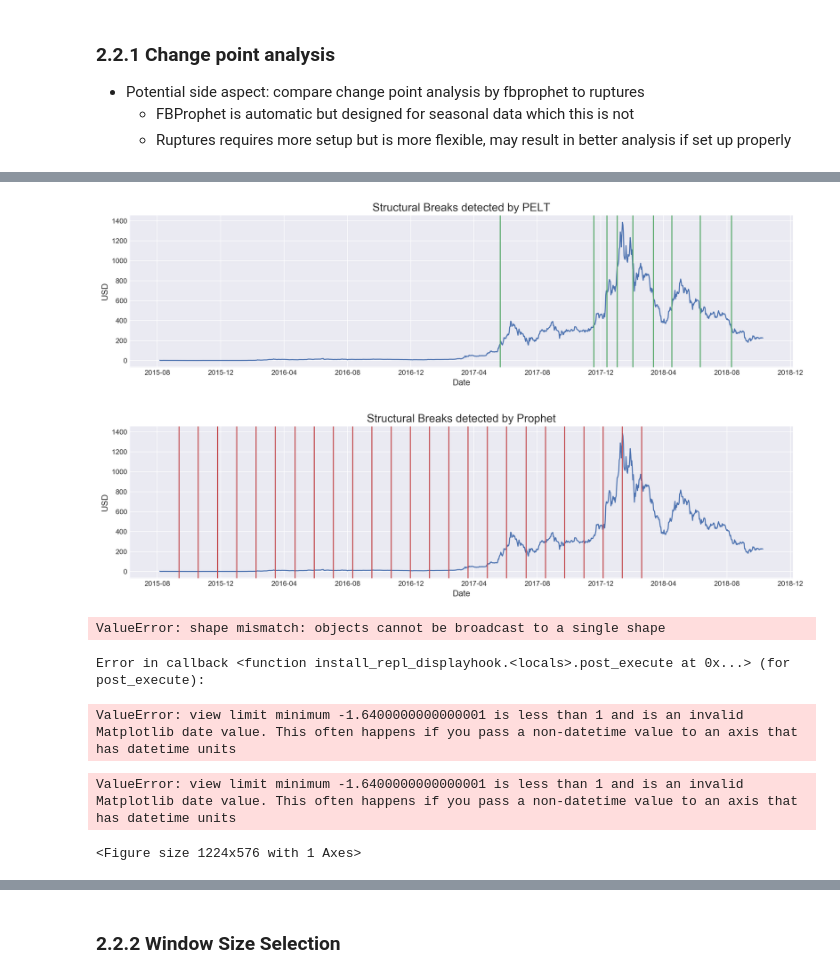
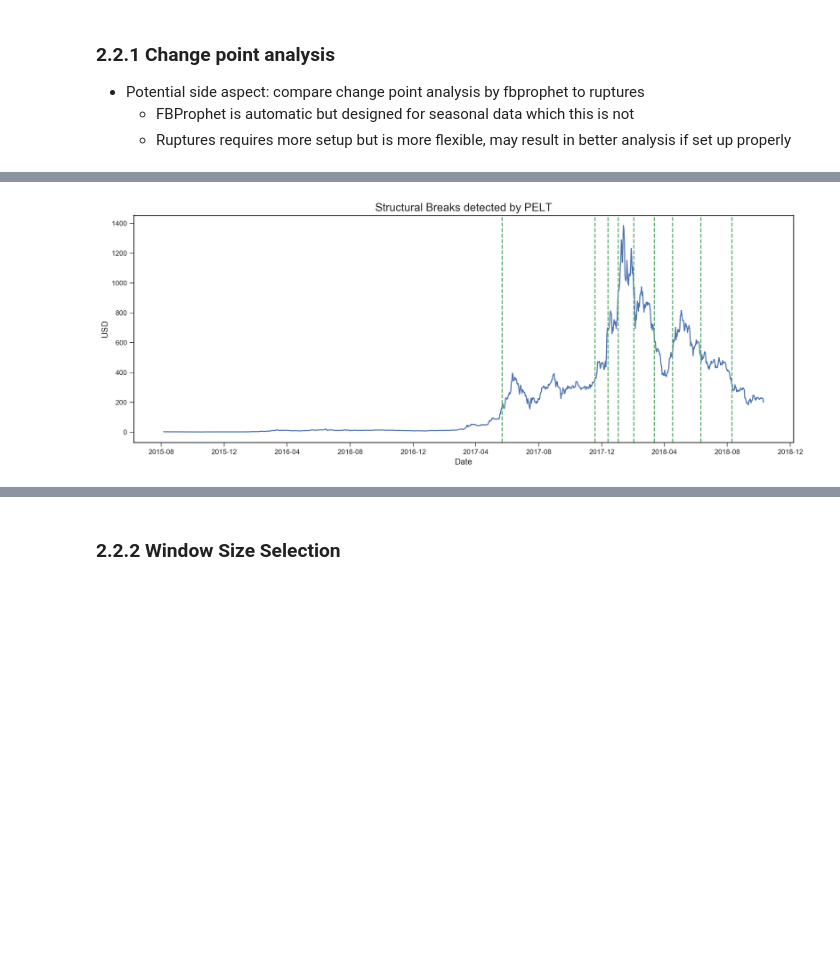
Before and after one commit to brianmcguckin/thinkful_final_capstone, a Jupyter notebook: Ethereum Time Series Analysis.ipynb, the cells around one changed output, grey strips where cells are left out. Cells and saved outputs as stored; diff of their text form; code cells hidden in the pictures; blank space fills up the shorter version.

```diff
--- a/Ethereum Time Series Analysis.ipynb
+++ b/Ethereum Time Series Analysis.ipynb
@@ -47,3 +33,15 @@ Using TensorFlow backend.
+# %%
+# plotting options
+%matplotlib inline
+sns.set_style('whitegrid')
+colors = sns.color_palette('deep', 8)
+sns.set_palette(colors)
+figsize1 = (17,6)
+figsize2 = (17,4)
+figsize3 = (17,3)
+dpi=200
+title_fontsize=16
+ax_fontsize=12
 # %% [markdown]
 # Table of Contents
 1. [Introduction](#introduction)
@@ -390,58 +344,22 @@ Name: delta, dtype: float64
 # %%
 # plot PELT
-fig, ax = plt.subplots(figsize=figsize2, dpi=dpi)
+fig, ax = plt.subplots(figsize=figsize1, dpi=dpi)
 plt.plot(
     ts.index.values,
     ts.eth_close,
     color=colors[0]
 )
 for pt in cpts_ruptures[:-1]:
     plt.axvline(
         x=ts.index.values[pt],
         color=colors[1],
         linewidth=1.5,
+        linestyle='dashed'
     )
 ax.set_title("Structural Breaks detected by PELT", size=title_fontsize)
 ax.set_ylabel("USD", size=ax_fontsize)
 ax.set_xlabel("Date", size=ax_fontsize)
 plt.show()
-
-# plot Prophet
-fig, ax = plt.subplots(figsize=figsize2, dpi=dpi)
-plt.plot(
-    ts.index.values,
-    ts.eth_close,
-    color=colors[0]
-)
-for pt in list(cpts_df.index_locator):
-    plt.axvline(
-        x=ts.index.values[pt],
-        color=colors[2],
-        linewidth=1.5,
-    )
-ax.set_title("Structural Breaks detected by Prophet", size=title_fontsize)
-ax.set_ylabel("USD", size=ax_fontsize)
-ax.set_xlabel("Date", size=ax_fontsize)
-plt.show()
-
-# plot magnitudes
-### FIX THIS CHART X-AXIS ###
-### MAKE X LINE UP WITH ABOVE CHART ###
-fig, ax = plt.subplots(figsize=figsize1)
-ax.bar(range(len(cpts_df.delta)), cpts_df.delta)
-ax.bar(
-    x=ts.index.values,
-    height=cpts_df.delta)
-ax.set_title('FBProphet Changepoint Magnitude', size=title_fontsize)
-ax.set_ylabel("Magnitude of Rate Change", size=ax_fontsize)
-ax.set_xlabel("Predicted Changepoint", size=ax_fontsize)
-plt.show()
 # %% [output]
-[figure, old version]
+[figure, new version]
-[figure, removed]
-ValueError: shape mismatch: objects cannot be broadcast to a single shape
-Error in callback <function install_repl_displayhook.<locals>.post_execute at 0x...> (for post_execute):
-ValueError: view limit minimum -1.6400000000000001 is less than 1 and is an invalid Matplotlib date value. This often happens if you pass a non-datetime value to an axis that has datetime units
-ValueError: view limit minimum -1.6400000000000001 is less than 1 and is an invalid Matplotlib date value. This often happens if you pass a non-datetime value to an axis that has datetime units
-<Figure size 1224x576 with 1 Axes>
 # %%
```
Also changed, not shown: parts of 48 cells of this notebook.
